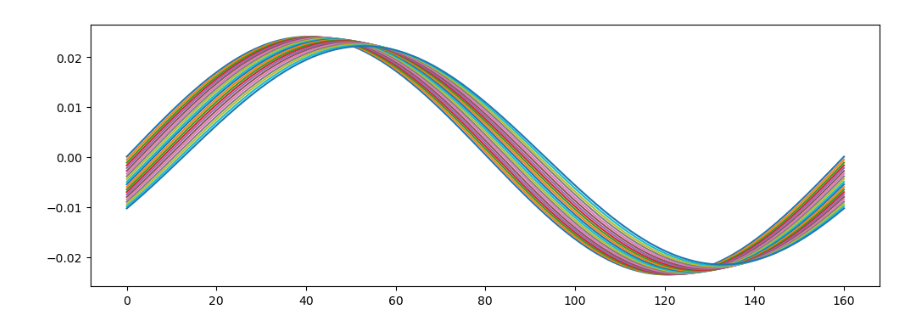
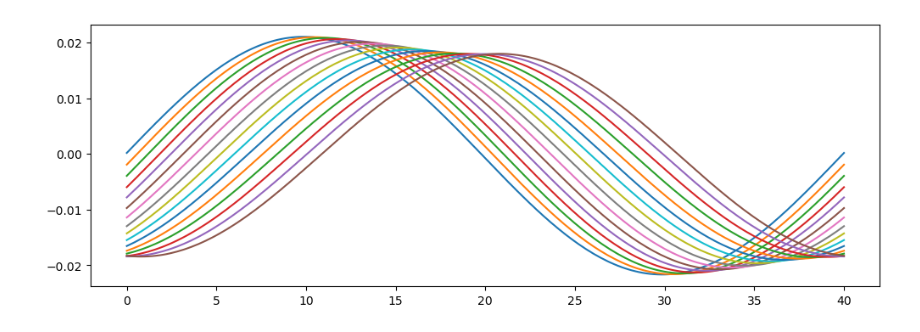
Before and after one commit to rochSmets/farMe, a Jupyter notebook: close/test_iaw.ipynb, the cells around one changed output. Saved outputs shown, nothing was run; the diff lists cells and outputs as text; code cells hidden in the pictures.

```diff
--- a/close/test_iaw.ipynb
+++ b/close/test_iaw.ipynb
@@ -11,8 +11,8 @@ import pyphare.pharesee as phc
 from pyphare.pharesee.run import Run
 # %%
 run  = Run(run_path)
-L = 160
-k = 2*np.pi/160
+L = 40
+k = 2*np.pi/L
 # %%
 from pyphare.pharesee.hierarchy.fromh5 import get_times_from_h5
 file = os.path.join(run_path, "ions_charge_density.h5")
@@ -25,9 +20,9 @@ print(times)
 # %%
 colors = plt.rcParams['axes.prop_cycle'].by_key()['color']
 # %%
-fig, ax = plt.subplots(figsize=(12,4))
+fig, ax = plt.subplots(figsize=(12, 4))
 
-for i, time in enumerate(times[::10]):
+for i, time in enumerate(times[::1]):
     N = run.GetNi(time)
     n = phc.filters.gaussian(N, sigma=4)
     n.plot(qty='value', ax=ax, ls='solid', lw=2.0, color=colors[i%10], ylabel='Density')
@@ -45,32 +31,32 @@ Box([0],[799])
 # %%
 from scipy.optimize import curve_fit
 def sine_func(x, A, B, C):
-    L = 160
-    k = 2*np.pi/L
     return A * np.sin(k * x + B) + C
+def lin_func(x, A, B):
+    return A * x + B
 # %%
 from pyphare.pharesee.hierarchy import uniformgrid as uniform
 
-n1_far = np.zeros(times.shape)
-f1_far = np.zeros(times.shape)
+a1_far = np.zeros(times.shape)  # amplitude
+f1_far = np.zeros(times.shape)  # phase
 
-fig, ax = plt.subplots(figsize=(12,4))
+fig, ax = plt.subplots(figsize=(12, 4))
 
 for i, tim in enumerate(times[::]):
     # N = run.GetNi(tim, all_primal=False)
     V = run.GetVi(tim, all_primal=False)
     v = V.finest()
     v_grid = v['x']
 
     ghost_nb = v_grid.ghosts_nbr[0]
     x_ = v_grid.x[ghost_nb:-ghost_nb]
     w_ = np.asarray(v_grid[ghost_nb:-ghost_nb])
 
     params, covariance = curve_fit(sine_func, x_, w_, p0=[0.02, 0.0, 0.0])
 
-    n1_far[i] = np.fabs(params[0])
+    a1_far[i] = np.fabs(params[0])
     f1_far[i] = np.fabs(params[1])
     # v.plot(qty='x', ax=ax, ls='solid', lw=2.0, color=colors[i], ylabel='X-velocity')
     ax.plot(x_, sine_func(x_, *params))
 # %% [output]
-[figure, old version]
+[figure, new version]
```
Also changed, not shown: parts of 10 cells of this notebook, 1 other file.
